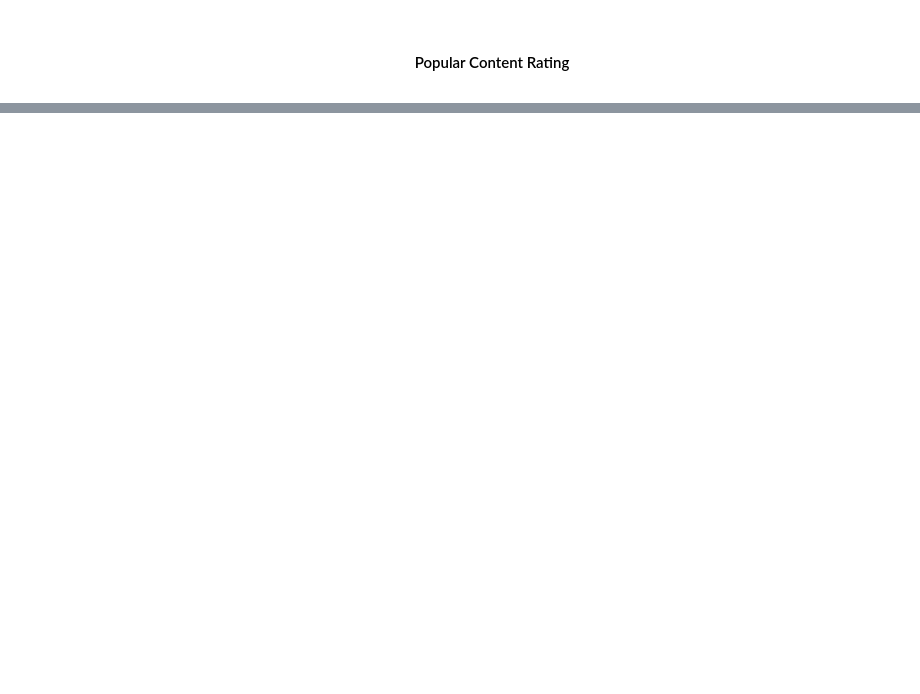
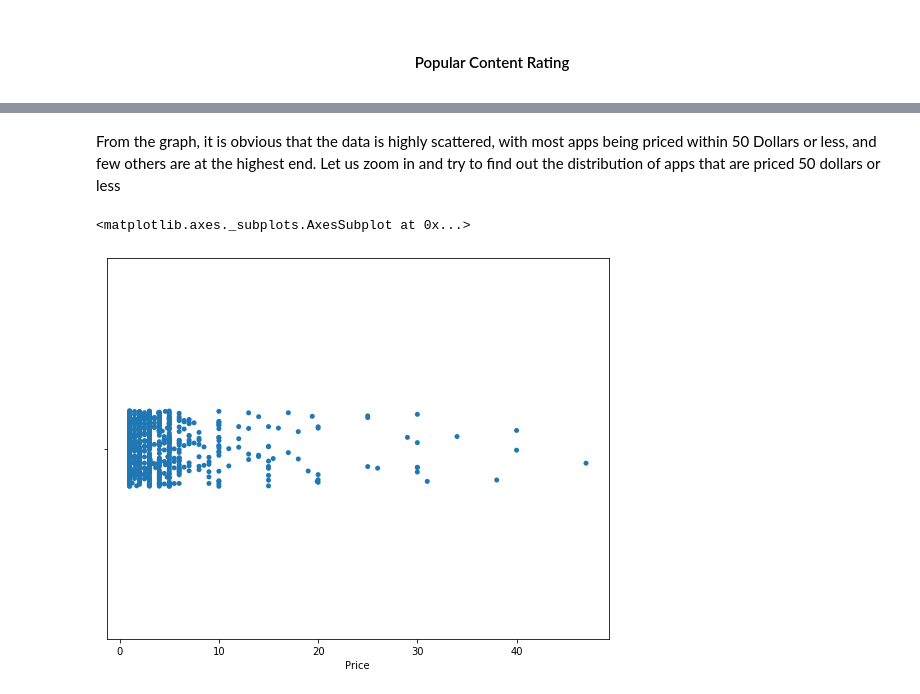
Before and after one commit to satarupa5/GooglePlayStore, a Jupyter notebook: EDA_Final.ipynb, the cells around one changed output, grey strips where cells are left out. Cells and saved outputs as stored; diff of their text form; code cells hidden in the pictures; blank space fills up the shorter version.

```diff
--- a/EDA_Final.ipynb
+++ b/EDA_Final.ipynb
@@ -847,0 +382,2 @@ print('RMSE:', np.sqrt(metrics.mean_squared_error(y_test, y_pred)))
+# %%
+only_paid = df[df['Price'] > 0]
@@ -847,0 +428,9 @@ print('RMSE:', np.sqrt(metrics.mean_squared_error(y_test, y_pred)))
+# %% [markdown]
+From the graph, it is obvious that the data is highly scattered, with most apps being priced within 50 Dollars or less, and few others are at the highest end.
+Let us zoom in and try to find out the distribution of apps that are priced  50 dollars or less
+# %%
+price0_50 = only_paid[only_paid['Price'] <= 50]
+sns.stripplot(data = price0_50, x = 'Price')
+# %% [output]
+<matplotlib.axes._subplots.AxesSubplot at 0x...>
+[figure, added]
```
Also changed, not shown: parts of 146 cells of this notebook.
